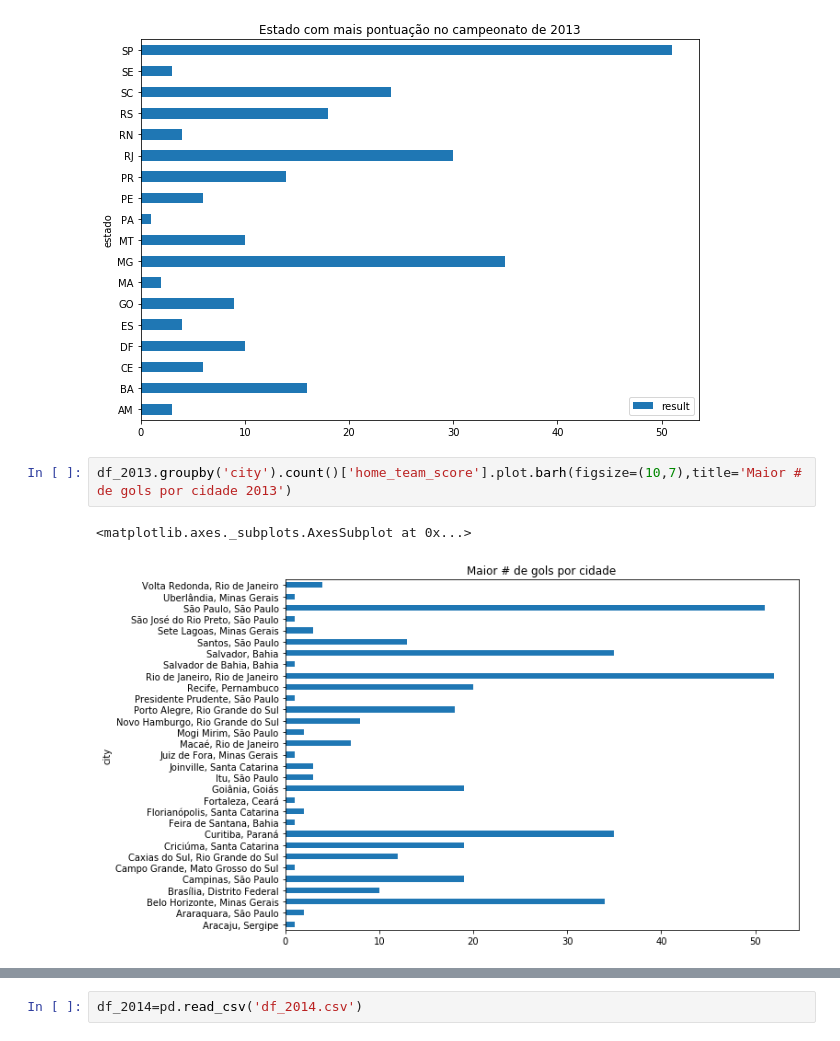
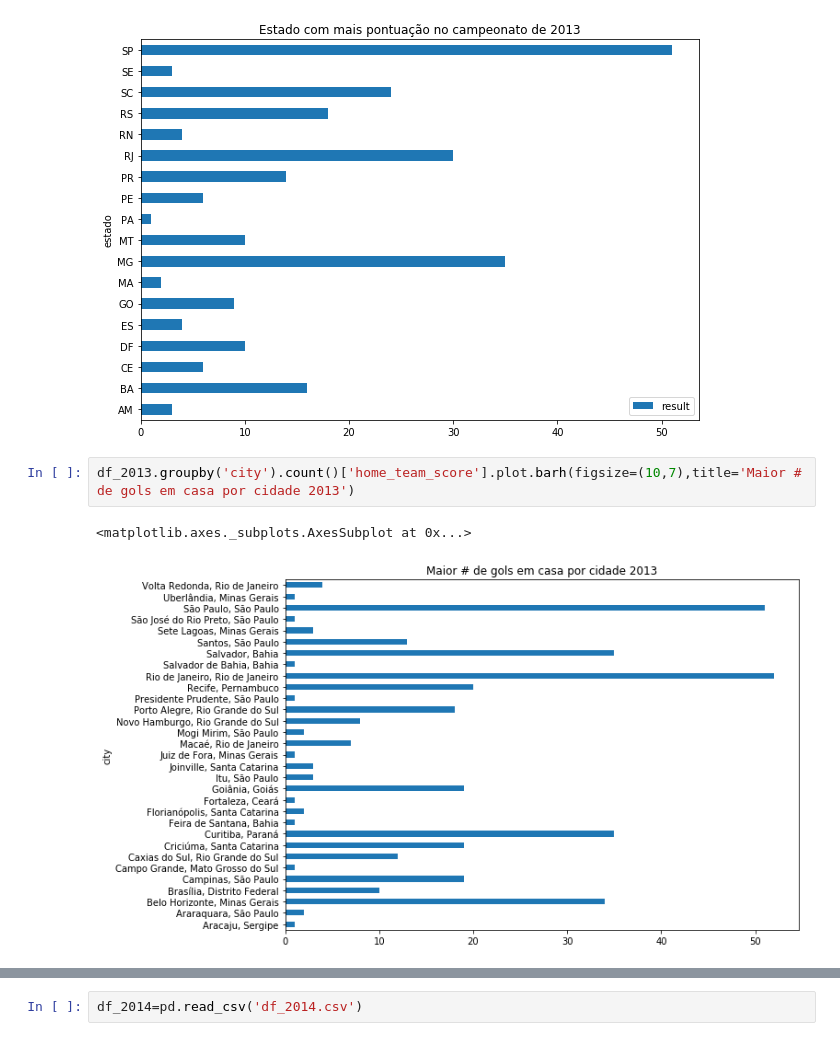
Before and after one commit to hlapa/brazilian_soccer_prediction, a Jupyter notebook: EDA.ipynb, the cells around one changed output, grey strips where cells are left out. Saved outputs shown, nothing was run; the diff lists cells and outputs as text.

```diff
--- a/EDA.ipynb
+++ b/EDA.ipynb
@@ -147,7 +155,7 @@ cidade.groupby('estado').sum().plot.barh(title='Estado com mais pontuação no c
 <matplotlib.axes._subplots.AxesSubplot at 0x...>
 [figure]
 # %%
-df_2013.groupby('city').count()['home_team_score'].plot.barh(figsize=(10,7),title='Maior # de gols por cidade 2013')
+df_2013.groupby('city').count()['home_team_score'].plot.barh(figsize=(10,7),title='Maior # de gols em casa por cidade 2013')
 # %% [output]
 <matplotlib.axes._subplots.AxesSubplot at 0x...>
-[figure, old version]
+[figure, new version]
```
Also changed, not shown: parts of 12 cells of this notebook, 1 other file.
